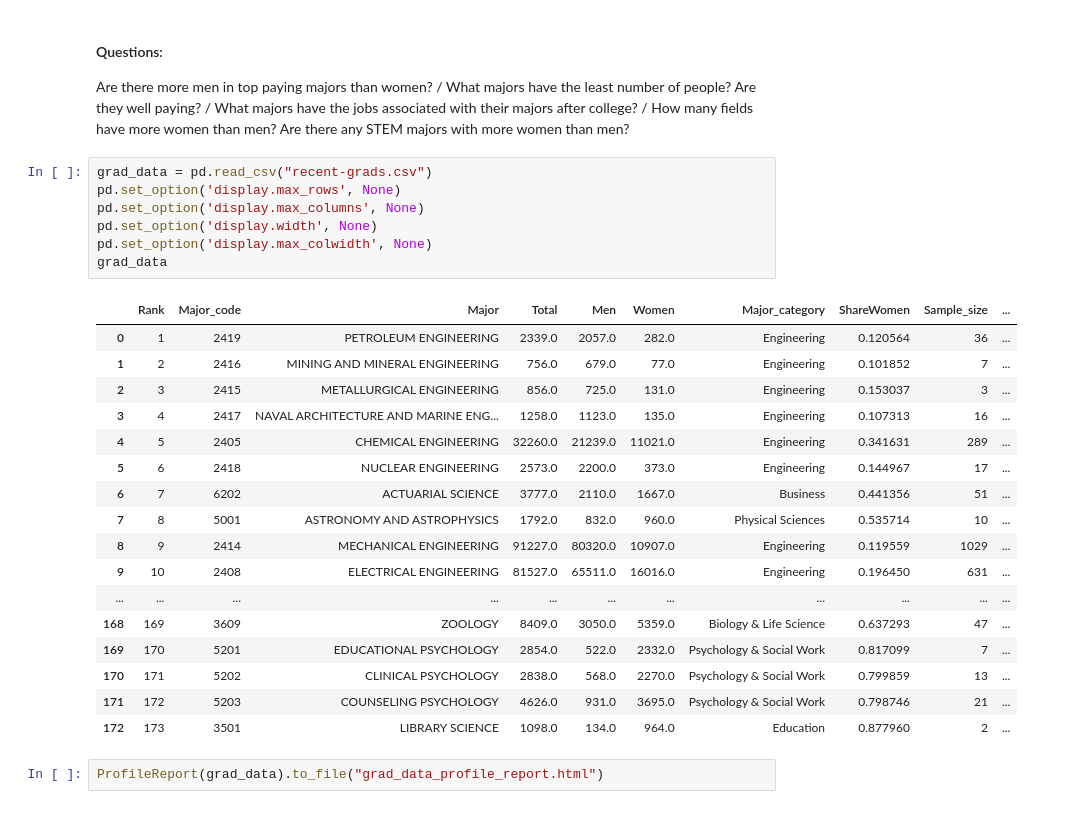
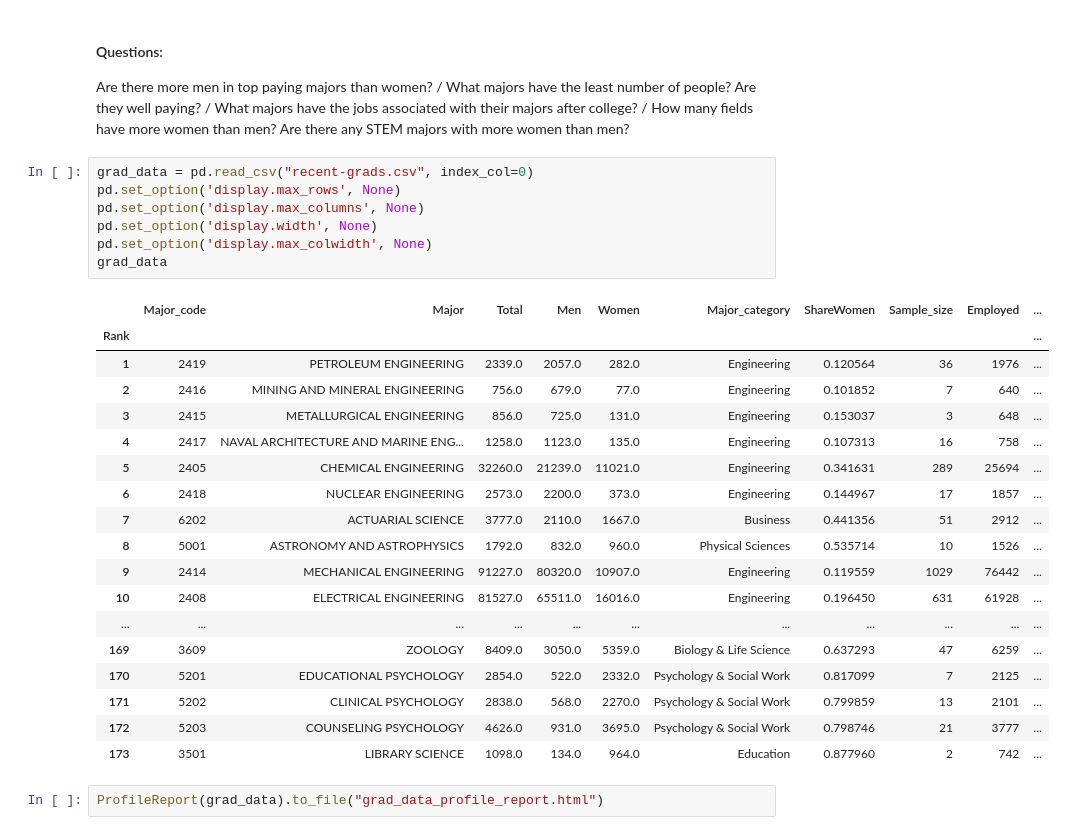
Before and after one commit to aemerson2024/data-science-2022F, a Jupyter notebook: unit2/eda/project2.ipynb, the cells around one changed output. Cells and saved outputs as stored; diff of their text form.

```diff
--- a/unit2/eda/project2.ipynb
+++ b/unit2/eda/project2.ipynb
@@ -9,30 +9,31 @@ What majors have the least number of people? Are they well paying? /
 What majors have the jobs associated with their majors after college? /
 How many fields have more women than men? Are there any STEM majors with more women than men?
 # %%
-grad_data = pd.read_csv("recent-grads.csv")
+grad_data = pd.read_csv("recent-grads.csv", index_col=0)
 pd.set_option('display.max_rows', None)
 pd.set_option('display.max_columns', None)
 pd.set_option('display.width', None)
 pd.set_option('display.max_colwidth', None)
 grad_data
 # %% [output]
-|  | Rank | Major_code | Major | Total | Men | Women | Major_category | ShareWomen | Sample_size | ... |
-| 0 | 1 | 2419 | PETROLEUM ENGINEERING | 2339.0 | 2057.0 | 282.0 | Engineering | 0.120564 | 36 | ... |
-| 1 | 2 | 2416 | MINING AND MINERAL ENGINEERING | 756.0 | 679.0 | 77.0 | Engineering | 0.101852 | 7 | ... |
-| 2 | 3 | 2415 | METALLURGICAL ENGINEERING | 856.0 | 725.0 | 131.0 | Engineering | 0.153037 | 3 | ... |
-| 3 | 4 | 2417 | NAVAL ARCHITECTURE AND MARINE ENG... | 1258.0 | 1123.0 | 135.0 | Engineering | 0.107313 | 16 | ... |
-| 4 | 5 | 2405 | CHEMICAL ENGINEERING | 32260.0 | 21239.0 | 11021.0 | Engineering | 0.341631 | 289 | ... |
-| 5 | 6 | 2418 | NUCLEAR ENGINEERING | 2573.0 | 2200.0 | 373.0 | Engineering | 0.144967 | 17 | ... |
-| 6 | 7 | 6202 | ACTUARIAL SCIENCE | 3777.0 | 2110.0 | 1667.0 | Business | 0.441356 | 51 | ... |
-| 7 | 8 | 5001 | ASTRONOMY AND ASTROPHYSICS | 1792.0 | 832.0 | 960.0 | Physical Sciences | 0.535714 | 10 | ... |
-| 8 | 9 | 2414 | MECHANICAL ENGINEERING | 91227.0 | 80320.0 | 10907.0 | Engineering | 0.119559 | 1029 | ... |
-| 9 | 10 | 2408 | ELECTRICAL ENGINEERING | 81527.0 | 65511.0 | 16016.0 | Engineering | 0.196450 | 631 | ... |
+|  | Major_code | Major | Total | Men | Women | Major_category | ShareWomen | Sample_size | Employed | ... |
+| Rank |  |  |  |  |  |  |  |  |  | ... |
+| 1 | 2419 | PETROLEUM ENGINEERING | 2339.0 | 2057.0 | 282.0 | Engineering | 0.120564 | 36 | 1976 | ... |
+| 2 | 2416 | MINING AND MINERAL ENGINEERING | 756.0 | 679.0 | 77.0 | Engineering | 0.101852 | 7 | 640 | ... |
+| 3 | 2415 | METALLURGICAL ENGINEERING | 856.0 | 725.0 | 131.0 | Engineering | 0.153037 | 3 | 648 | ... |
+| 4 | 2417 | NAVAL ARCHITECTURE AND MARINE ENG... | 1258.0 | 1123.0 | 135.0 | Engineering | 0.107313 | 16 | 758 | ... |
+| 5 | 2405 | CHEMICAL ENGINEERING | 32260.0 | 21239.0 | 11021.0 | Engineering | 0.341631 | 289 | 25694 | ... |
+| 6 | 2418 | NUCLEAR ENGINEERING | 2573.0 | 2200.0 | 373.0 | Engineering | 0.144967 | 17 | 1857 | ... |
+| 7 | 6202 | ACTUARIAL SCIENCE | 3777.0 | 2110.0 | 1667.0 | Business | 0.441356 | 51 | 2912 | ... |
+| 8 | 5001 | ASTRONOMY AND ASTROPHYSICS | 1792.0 | 832.0 | 960.0 | Physical Sciences | 0.535714 | 10 | 1526 | ... |
+| 9 | 2414 | MECHANICAL ENGINEERING | 91227.0 | 80320.0 | 10907.0 | Engineering | 0.119559 | 1029 | 76442 | ... |
+| 10 | 2408 | ELECTRICAL ENGINEERING | 81527.0 | 65511.0 | 16016.0 | Engineering | 0.196450 | 631 | 61928 | ... |
 | ... | ... | ... | ... | ... | ... | ... | ... | ... | ... | ... |
-| 168 | 169 | 3609 | ZOOLOGY | 8409.0 | 3050.0 | 5359.0 | Biology & Life Science | 0.637293 | 47 | ... |
-| 169 | 170 | 5201 | EDUCATIONAL PSYCHOLOGY | 2854.0 | 522.0 | 2332.0 | Psychology & Social Work | 0.817099 | 7 | ... |
-| 170 | 171 | 5202 | CLINICAL PSYCHOLOGY | 2838.0 | 568.0 | 2270.0 | Psychology & Social Work | 0.799859 | 13 | ... |
-| 171 | 172 | 5203 | COUNSELING PSYCHOLOGY | 4626.0 | 931.0 | 3695.0 | Psychology & Social Work | 0.798746 | 21 | ... |
-| 172 | 173 | 3501 | LIBRARY SCIENCE | 1098.0 | 134.0 | 964.0 | Education | 0.877960 | 2 | ... |
+| 169 | 3609 | ZOOLOGY | 8409.0 | 3050.0 | 5359.0 | Biology & Life Science | 0.637293 | 47 | 6259 | ... |
+| 170 | 5201 | EDUCATIONAL PSYCHOLOGY | 2854.0 | 522.0 | 2332.0 | Psychology & Social Work | 0.817099 | 7 | 2125 | ... |
+| 171 | 5202 | CLINICAL PSYCHOLOGY | 2838.0 | 568.0 | 2270.0 | Psychology & Social Work | 0.799859 | 13 | 2101 | ... |
+| 172 | 5203 | COUNSELING PSYCHOLOGY | 4626.0 | 931.0 | 3695.0 | Psychology & Social Work | 0.798746 | 21 | 3777 | ... |
+| 173 | 3501 | LIBRARY SCIENCE | 1098.0 | 134.0 | 964.0 | Education | 0.877960 | 2 | 742 | ... |
 # %%
 ProfileReport(grad_data).to_file("grad_data_profile_report.html")
 # %%
```
Also changed, not shown: parts of 11 cells of this notebook, 1 other file.
